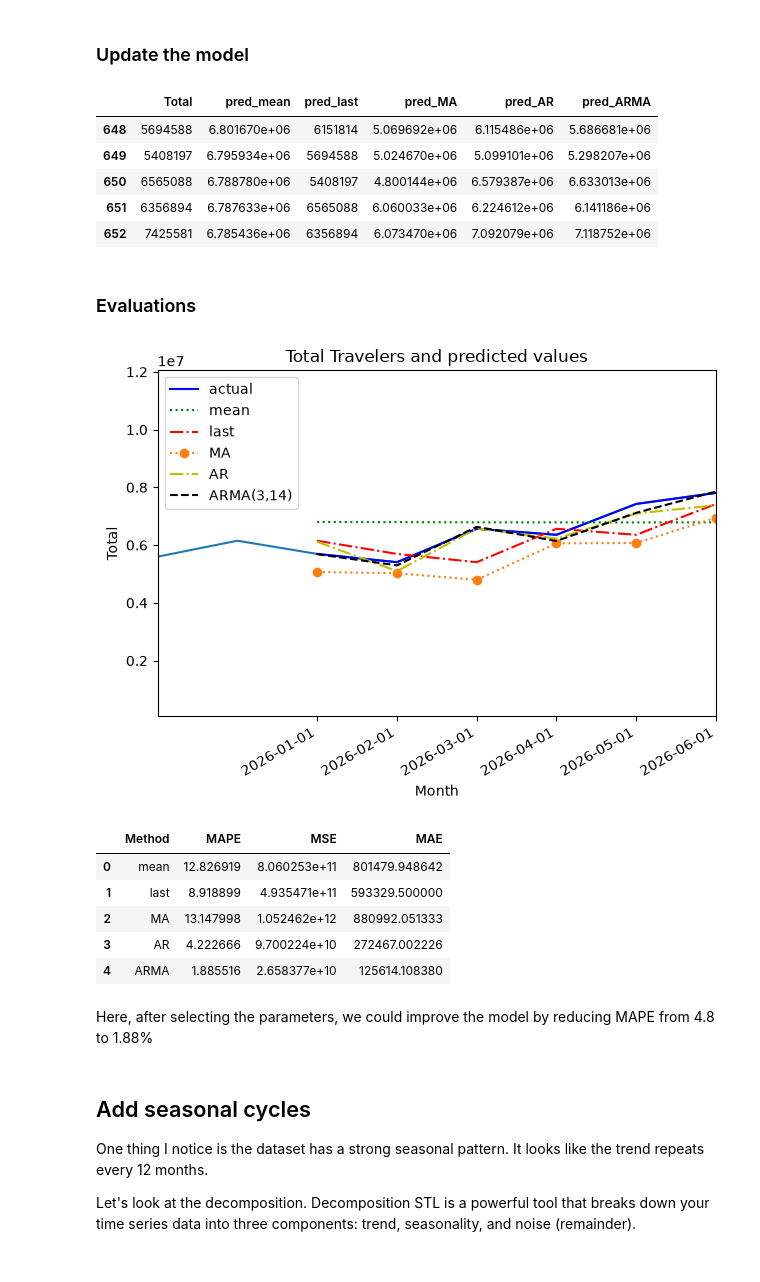
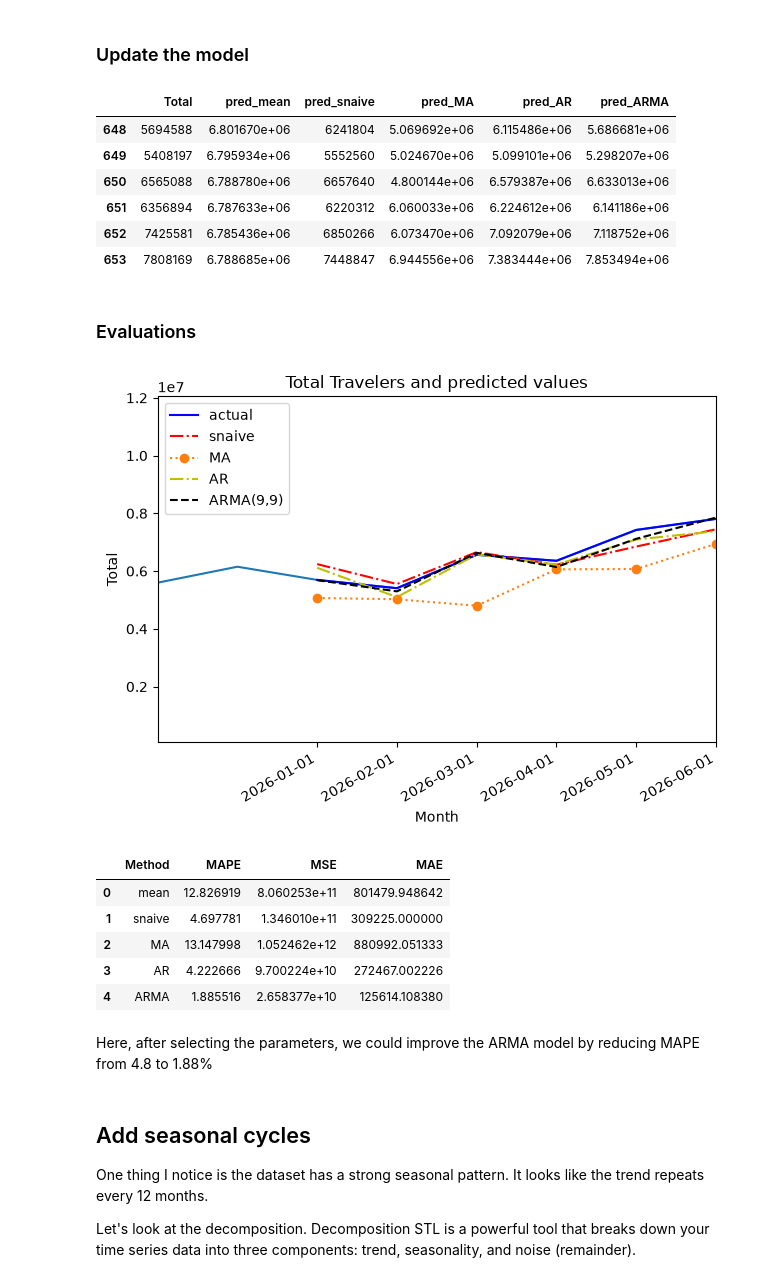
Before and after one commit to janessa13/Timeseries-Forecasting, a Jupyter notebook: Part 1.ipynb, the cells around one changed output. Saved outputs shown, nothing was run; the diff lists cells and outputs as text; code cells hidden in the pictures.

```diff
--- a/Part 1.ipynb
+++ b/Part 1.ipynb
@@ -249,13 +262,13 @@ TEST_LEN = len(df_test)
 WINDOW = 1
 
 pred_mean = rolling_forecast(df_model, TRAIN_LEN, TEST_LEN, WINDOW, 'mean')
-pred_last = rolling_forecast(df_model, TRAIN_LEN, TEST_LEN, WINDOW,'last')
+pred_snaive = rolling_forecast(df_model, TRAIN_LEN, TEST_LEN, WINDOW, 'snaive')
 pred_MA = rolling_forecast(df_model, TRAIN_LEN, TEST_LEN, WINDOW, 'MA')
 pred_AR = rolling_forecast(df_model, TRAIN_LEN, TEST_LEN, WINDOW, 'AR')
 pred_ARMA = rolling_forecast(df_model, TRAIN_LEN, TEST_LEN, WINDOW, 'ARMA')
 
 pred_df['pred_mean'] = pred_mean
-pred_df['pred_last'] = pred_last
+pred_df['pred_snaive'] = pred_snaive
 pred_df['pred_MA'] = pred_MA
 pred_df['pred_AR'] = pred_AR
 pred_df['pred_ARMA'] = pred_ARMA
@@ -449,12 +464,19 @@ def rolling_forecast(df, train_len, test_len, window, method) -> list:
             pred_mean.extend(mean for _ in range(window))
         return pred_mean
 
-    elif method == "last":
-        pred_last = []
+    elif method == "snaive":
+
+        pred_snaive = []
+
         for i in range(train_len, total_len, window):
-            last = df[:i].iloc[-1].values[0]
-            pred_last.extend(last for _ in range(window))
-        return pred_last
+            seasonal_values = df[:i].iloc[-12:].values.flatten()
+
+            predictions = np.tile(seasonal_values,
+                                  int(np.ceil(window / 12)))[:window]
+
+            pred_snaive.extend(predictions)
+
+        return pred_snaive
 
     elif method == "MA":
         pred_MA = []
@@ -494,67 +516,68 @@ def rolling_forecast(df, train_len, test_len, window, method) -> list:
         return pred_ARMA
 # %%
 pred_df = df_test.copy()
+df_model = df[['Total']].copy()
 
 TRAIN_LEN = len(df_train)
 TEST_LEN = len(df_test)
 WINDOW = 1
 
 pred_mean = rolling_forecast(df_model, TRAIN_LEN, TEST_LEN, WINDOW, 'mean')
-pred_last = rolling_forecast(df_model, TRAIN_LEN, TEST_LEN, WINDOW,'last')
+pred_snaive = rolling_forecast(df_model, TRAIN_LEN, TEST_LEN, WINDOW, 'snaive')
 pred_MA = rolling_forecast(df_model, TRAIN_LEN, TEST_LEN, WINDOW, 'MA')
 pred_AR = rolling_forecast(df_model, TRAIN_LEN, TEST_LEN, WINDOW, 'AR')
 pred_ARMA = rolling_forecast(df_model, TRAIN_LEN, TEST_LEN, WINDOW, 'ARMA')
 
 pred_df['pred_mean'] = pred_mean
-pred_df['pred_last'] = pred_last
+pred_df['pred_snaive'] = pred_snaive
 pred_df['pred_MA'] = pred_MA
 pred_df['pred_AR'] = pred_AR
 pred_df['pred_ARMA'] = pred_ARMA
 
-pred_df.head()
+pred_df
 # %% [output]
-|  | Total | pred_mean | pred_last | pred_MA | pred_AR | pred_ARMA |
-| 648 | 5694588 | 6.801670e+06 | 6151814 | 5.069692e+06 | 6.115486e+06 | 5.686681e+06 |
-| 649 | 5408197 | 6.795934e+06 | 5694588 | 5.024670e+06 | 5.099101e+06 | 5.298207e+06 |
-| 650 | 6565088 | 6.788780e+06 | 5408197 | 4.800144e+06 | 6.579387e+06 | 6.633013e+06 |
-| 651 | 6356894 | 6.787633e+06 | 6565088 | 6.060033e+06 | 6.224612e+06 | 6.141186e+06 |
-| 652 | 7425581 | 6.785436e+06 | 6356894 | 6.073470e+06 | 7.092079e+06 | 7.118752e+06 |
+|  | Total | pred_mean | pred_snaive | pred_MA | pred_AR | pred_ARMA |
+| 648 | 5694588 | 6.801670e+06 | 6241804 | 5.069692e+06 | 6.115486e+06 | 5.686681e+06 |
+| 649 | 5408197 | 6.795934e+06 | 5552560 | 5.024670e+06 | 5.099101e+06 | 5.298207e+06 |
+| 650 | 6565088 | 6.788780e+06 | 6657640 | 4.800144e+06 | 6.579387e+06 | 6.633013e+06 |
+| 651 | 6356894 | 6.787633e+06 | 6220312 | 6.060033e+06 | 6.224612e+06 | 6.141186e+06 |
+| 652 | 7425581 | 6.785436e+06 | 6850266 | 6.073470e+06 | 7.092079e+06 | 7.118752e+06 |
+| 653 | 7808169 | 6.788685e+06 | 7448847 | 6.944556e+06 | 7.383444e+06 | 7.853494e+06 |
 # %% [markdown]
 ### Evaluations
 # %%
 fig, ax = plt.subplots()
 
 ax.plot(df['Total'])
 ax.plot(pred_df['Total'], 'b-', label='actual')
-ax.plot(pred_df['pred_mean'], 'g:', label='mean')
-ax.plot(pred_df['pred_last'], 'r-.', label='last')
+# ax.plot(pred_df['pred_mean'], 'g:', label='mean')
+ax.plot(pred_df['pred_snaive'], 'r-.', label='snaive')
 ax.plot(pred_df['pred_MA'], 'o:', label='MA')
 ax.plot(pred_df['pred_AR'], 'y-.', label='AR')
 ax.plot(pred_df['pred_ARMA'], 'k--', label='ARMA(9,9)')
 ax.legend(loc=2)
 ax.set_xlabel('Month')
 ax.set_ylabel('Total')
 
 # ax.axvspan(6, 650, color='#808080', alpha=0.2)
 
 ax.set_xlim(646, 653)
 
 plt.xticks(
     [648, 649, 650, 651, 652, 653],
     ['2026-01-01', '2026-02-01', '2026-03-01', '2026-04-01', '2026-05-01', "2026-06-01"])
 
 fig.autofmt_xdate()
 
 plt.title("Total Travelers and predicted values")
 plt.tight_layout()
 # %% [output]
-[figure, old version]
+[figure, new version]
 # %%
 
 df_eval = pd.DataFrame(columns=["Method","MAPE","MSE","MAE"])
 
-columns = ["pred_mean","pred_last","pred_MA","pred_AR","pred_ARMA"]
-methods = ["mean","last","MA","AR","ARMA"]
+methods = ["mean","snaive","MA","AR","ARMA"]
 
 for m in methods:
 
@@ -571,12 +594,12 @@ df_eval
 # %% [output]
 |  | Method | MAPE | MSE | MAE |
 | 0 | mean | 12.826919 | 8.060253e+11 | 801479.948642 |
-| 1 | last | 8.918899 | 4.935471e+11 | 593329.500000 |
+| 1 | snaive | 4.697781 | 1.346010e+11 | 309225.000000 |
 | 2 | MA | 13.147998 | 1.052462e+12 | 880992.051333 |
 | 3 | AR | 4.222666 | 9.700224e+10 | 272467.002226 |
 | 4 | ARMA | 1.885516 | 2.658377e+10 | 125614.108380 |
 # %% [markdown]
-Here, after selecting the parameters, we could improve the model by reducing MAPE from 4.8 to 1.88%
+Here, after selecting the parameters, we could improve the ARMA model by reducing MAPE from 4.8 to 1.88%
 # %% [markdown]
 ## Add seasonal cycles
 
```
Also changed, not shown: parts of 34 cells of this notebook.
